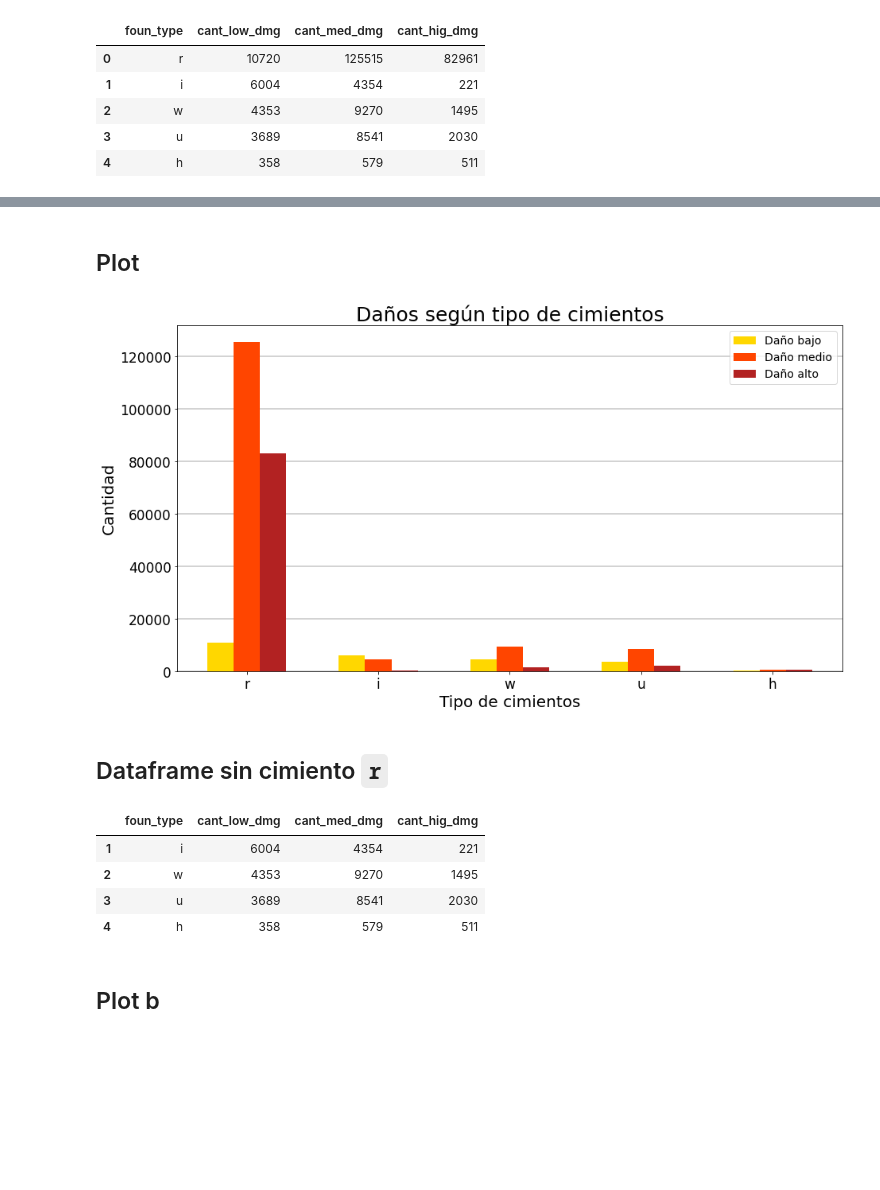
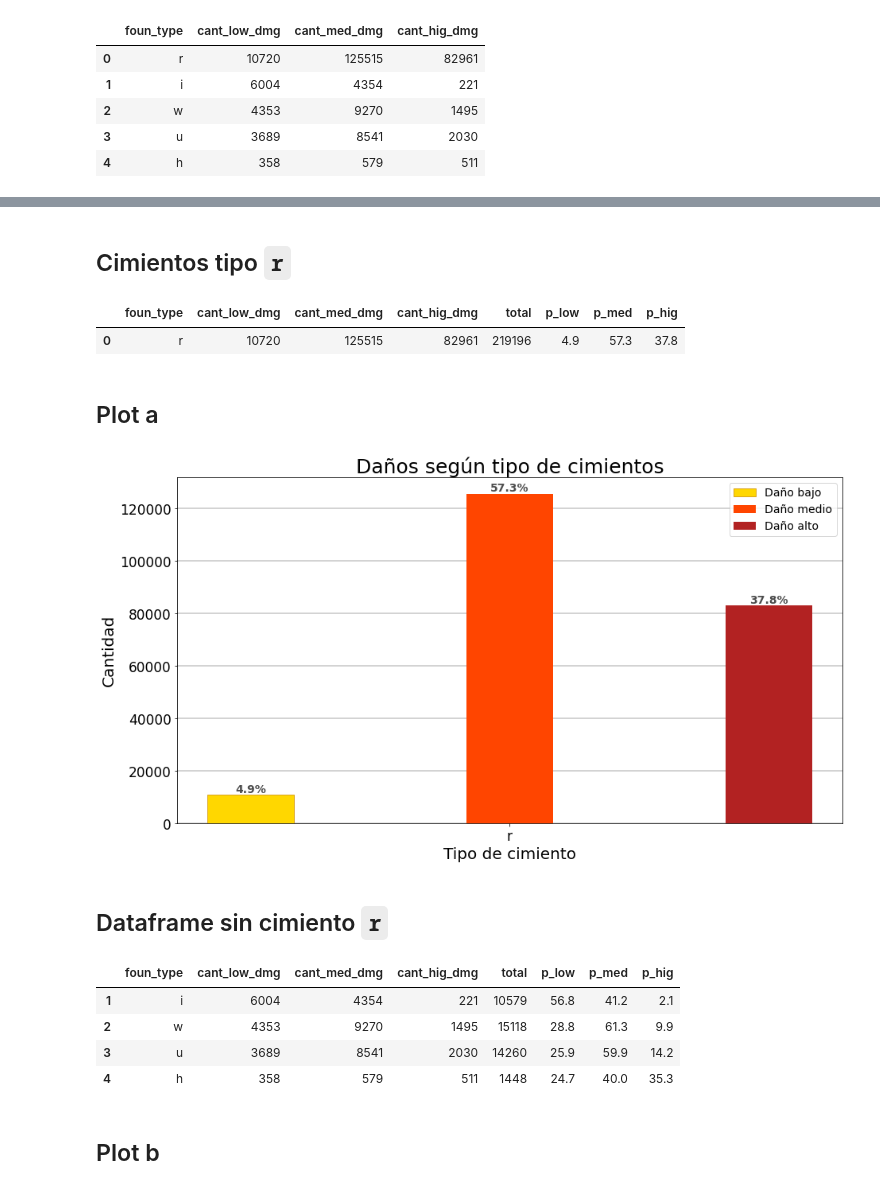
Before and after one commit to ffelfis/OrgaDatosTPs, a Jupyter notebook: TP1/nb_facundo.ipynb, the cells around one changed output, grey strips where cells are left out. Drawn from its saved outputs; the diff is of its cells as text; code cells hidden in the pictures; blank space fills up the shorter version.

Commit message:
- Mejora de visualizaciones

```diff
--- a/TP1/nb_facundo.ipynb
+++ b/TP1/nb_facundo.ipynb
@@ -724,0 +729,9 @@ df_dmg_by_foun_type
+# %%
+# Suma de casos
+df_dmg_by_foun_type['total'] = df_dmg_by_foun_type[['cant_low_dmg', 'cant_med_dmg', 'cant_hig_dmg']].sum(axis=1)
+# Cálculo de proporciones, en %
+df_dmg_by_foun_type['p_low'] = np.round(df_dmg_by_foun_type['cant_low_dmg']/df_dmg_by_foun_type['total']*100, 1)
+df_dmg_by_foun_type['p_med'] = np.round(df_dmg_by_foun_type['cant_med_dmg']/df_dmg_by_foun_type['total']*100, 1)
+df_dmg_by_foun_type['p_hig'] = np.round(df_dmg_by_foun_type['cant_hig_dmg']/df_dmg_by_foun_type['total']*100, 1)
+
+df_dmg_by_foun_type
@@ -725,43 +745,64 @@ df_dmg_by_foun_type
+# %% [markdown]
+## Cimientos tipo `r`
+# %%
+df_dmg_by_foun_type_a = df_dmg_by_foun_type.drop([1, 2, 3, 4])
+df_dmg_by_foun_type_a
+# %% [output]
+|  | foun_type | cant_low_dmg | cant_med_dmg | cant_hig_dmg | total | p_low | p_med | p_hig |
+| 0 | r | 10720 | 125515 | 82961 | 219196 | 4.9 | 57.3 | 37.8 |
 # %% [markdown]
-## Plot
+## Plot a
 # %%
 fig,ax = plt.subplots(figsize=(15,8))
-labels = df_dmg_by_foun_type['foun_type']
+labels = df_dmg_by_foun_type_a['foun_type']
 x = np.arange(len(labels))
-width = 0.2
+width = 0.1
 
-bar1 = ax.bar(x - width, df_dmg_by_foun_type['cant_low_dmg'], width,\
-              label='Daño bajo', color='gold')
-bar2 = ax.bar(x , df_dmg_by_foun_type['cant_med_dmg'], width,\
+bar1 = ax.bar(x - 3*width, df_dmg_by_foun_type_a['cant_low_dmg'], width,\
+              label='Daño bajo', color='gold', edgecolor='goldenrod')
+bar2 = ax.bar(x , df_dmg_by_foun_type_a['cant_med_dmg'], width,\
               label='Daño medio', color='orangered')
-bar3 = ax.bar(x + width, df_dmg_by_foun_type['cant_hig_dmg'], width,\
+bar3 = ax.bar(x + 3*width, df_dmg_by_foun_type_a['cant_hig_dmg'], width,\
               label='Daño alto', color='firebrick')
 
 ax.set_title('Daños según tipo de cimientos', fontsize=25)
 ax.set_ylabel('Cantidad', fontsize=20)
-ax.set_xlabel('Tipo de cimientos', fontsize=20)
+ax.set_xlabel('Tipo de cimiento', fontsize=20)
 ax.set_xticks(x)
 ax.set_xticklabels(labels)
 
 plt.xticks(fontsize=17)
 plt.yticks(fontsize=17)
 plt.legend(fontsize=14)
 
 plt.grid(axis='y', linewidth=2, color='lightgray')
 ax.set_axisbelow(True)
+
+# Proporciones
+ax.bar_label(bar1, labels=df_dmg_by_foun_type_a['p_low'].astype('str')+'%', \
+             label_type='edge', color='black', fontsize=14, \
+             fontweight='bold', rotation=0, alpha=0.7)
+ax.bar_label(bar2, labels=df_dmg_by_foun_type_a['p_med'].astype('str')+'%', \
+             label_type='edge', color='black', fontsize=14, \
+             fontweight='bold', rotation=0, alpha=0.7)
+ax.bar_label(bar3, labels=df_dmg_by_foun_type_a['p_hig'].astype('str')+'%', \
+             label_type='edge', color='black', fontsize=14, \
+             fontweight='bold', rotation=0, alpha=0.7)
+
+plt.show()
 # %% [output]
-[figure, old version]
+[figure, new version]
 # %% [markdown]
 ## Dataframe sin cimiento `r`
 # %%
-df_dmg_by_foun_type_short = df_dmg_by_foun_type.drop(0)
-df_dmg_by_foun_type_short
+df_dmg_by_foun_type_b = df_dmg_by_foun_type.drop(0)
+df_dmg_by_foun_type_b
 # %% [output]
-|  | foun_type | cant_low_dmg | cant_med_dmg | cant_hig_dmg |
-| 1 | i | 6004 | 4354 | 221 |
-| 2 | w | 4353 | 9270 | 1495 |
-| 3 | u | 3689 | 8541 | 2030 |
-| 4 | h | 358 | 579 | 511 |
+|  | foun_type | cant_low_dmg | cant_med_dmg | cant_hig_dmg | total | p_low | p_med | p_hig |
+| 1 | i | 6004 | 4354 | 221 | 10579 | 56.8 | 41.2 | 2.1 |
+| 2 | w | 4353 | 9270 | 1495 | 15118 | 28.8 | 61.3 | 9.9 |
+| 3 | u | 3689 | 8541 | 2030 | 14260 | 25.9 | 59.9 | 14.2 |
+| 4 | h | 358 | 579 | 511 | 1448 | 24.7 | 40.0 | 35.3 |
 # %% [markdown]
 ## Plot b
 # %%
```
Also changed, not shown: parts of 35 cells of this notebook.
